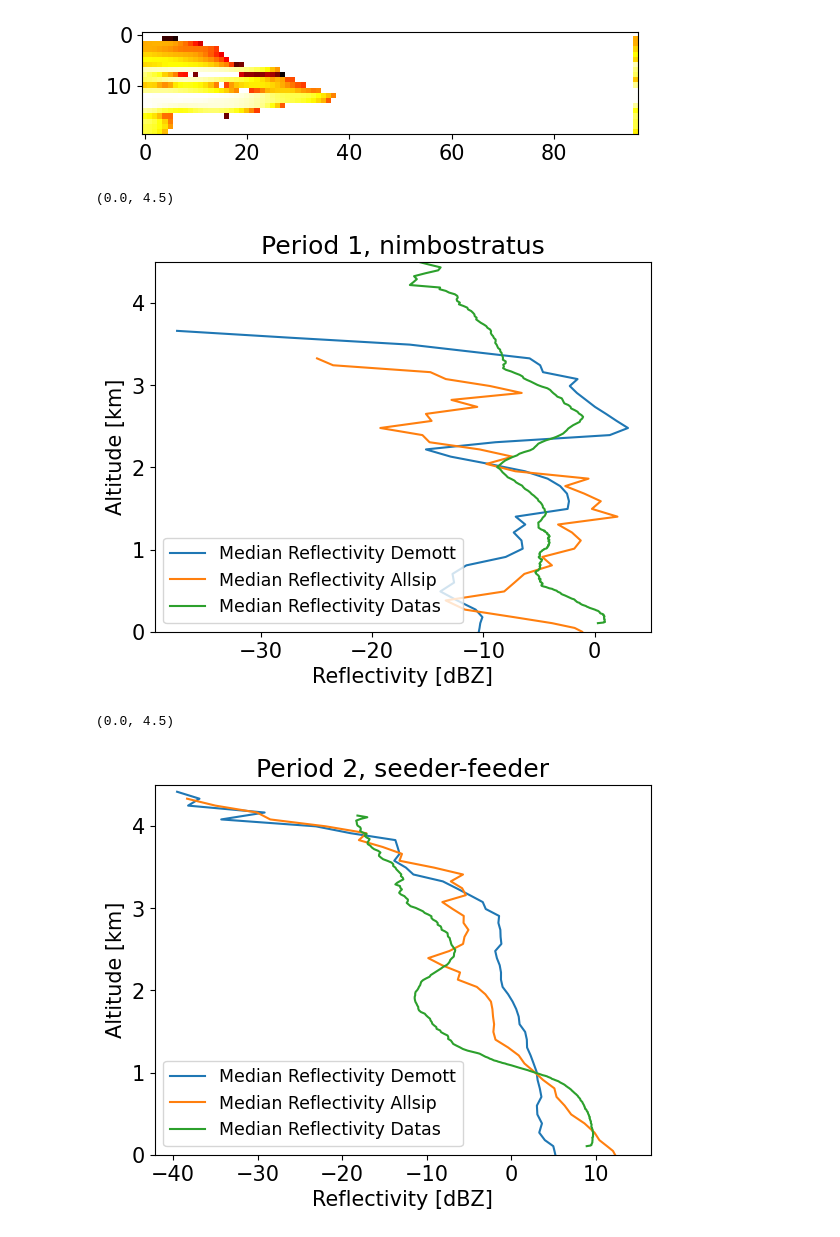
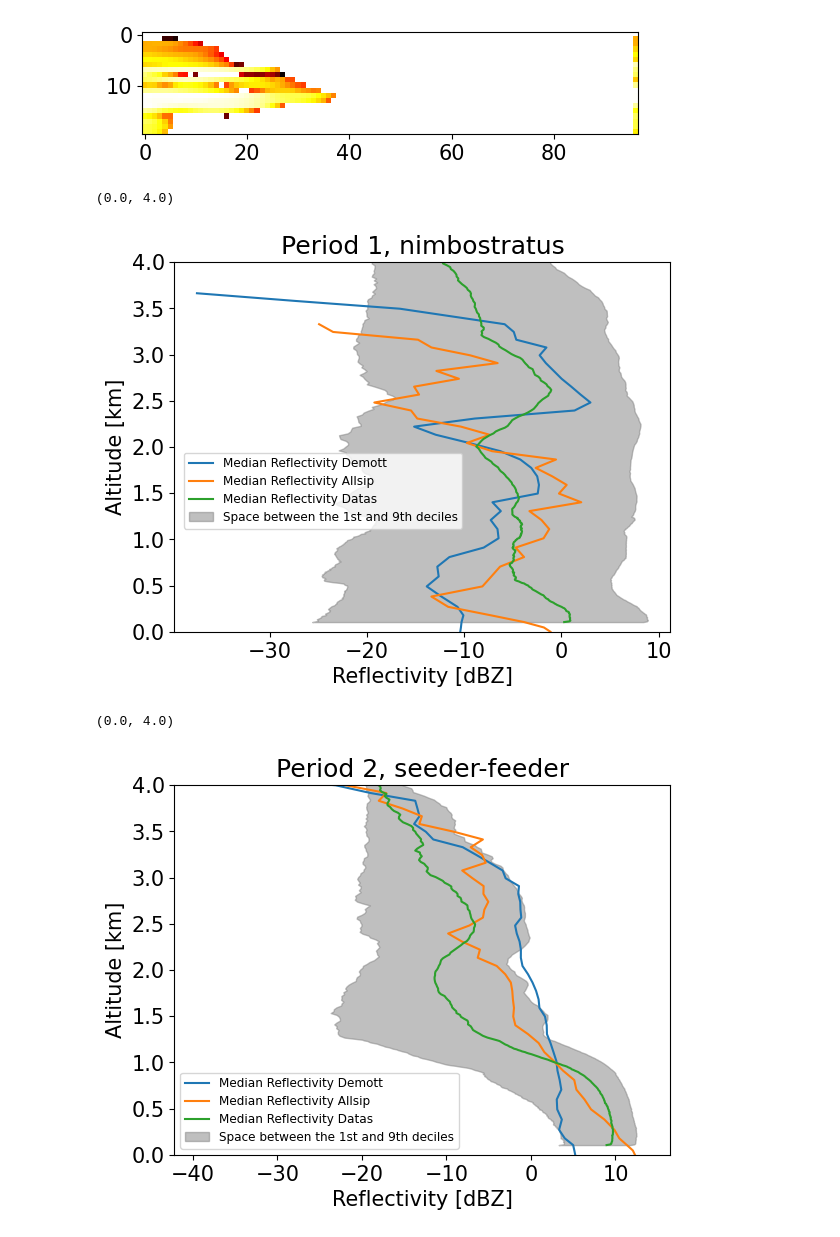
Before and after one commit to eliotperrin/Mixed-phase-cloud-with-CR-SIM, a Jupyter notebook: Comparaison.ipynb, the cells around one changed output. Saved outputs shown, nothing was run; the diff lists cells and outputs as text; code cells hidden in the pictures.

Commit message:
Improvement in the plots + calculation of some stats

```diff
--- a/Comparaison.ipynb
+++ b/Comparaison.ipynb
@@ -409,8 +409,16 @@ data2 = data2.T
 data3 = data3.T
 
 median_refl_datas1 = np.nanmedian(data1, axis=1)
+percentile1_10 = np.nanpercentile(data1, 10, axis=1)
+percentile1_90 = np.nanpercentile(data1, 90, axis=1)
+
 median_refl_datas2 = np.nanmedian(data2, axis=1)
+percentile2_10 = np.nanpercentile(data2, 10, axis=1)
+percentile2_90 = np.nanpercentile(data2, 90, axis=1)
+
 median_refl_datas3 = np.nanmedian(data3, axis=1)
+percentile3_10 = np.nanpercentile(data3, 10, axis=1)
+percentile3_90 = np.nanpercentile(data3, 90, axis=1)
 # %% [output]
 (9683, 460)
 (5422, 460)
@@ -478,33 +487,36 @@ print(data1.shape)
 # %%
 # Plot for the first period
 
 plt.plot(median_refl_demott1, (to_np(ZZ)/1000), label='Median Reflectivity Demott')
 plt.plot(median_refl_allsip1, (to_np(ZZ)/1000), label='Median Reflectivity Allsip')
 plt.plot(median_refl_datas1, Rgates, label='Median Reflectivity Datas')
+plt.fill_betweenx(Rgates, percentile1_10, percentile1_90, color = 'grey', alpha = 0.5, label = 'Space between the 1st and 9th deciles')
 plt.title('Period 1, nimbostratus')
 plt.ylabel('Altitude [km]')
 plt.xlabel('Reflectivity [dBZ]')
 
-plt.legend(fontsize='small')
-plt.ylim(0, 4.5)
+plt.legend(loc='upper center', bbox_to_anchor=(0.3, 0.5), fontsize='xx-small')
+plt.ylim(0, 4)
 # %% [output]
-(0.0, 4.5)
+(0.0, 4.0)
-[figure, old version]
+[figure, new version]
 # %%
 # Plot for the second period
 
 plt.plot(median_refl_demott2, (to_np(ZZ)/1000), label='Median Reflectivity Demott')
 plt.plot(median_refl_allsip2, (to_np(ZZ)/1000), label='Median Reflectivity Allsip')
 plt.plot(median_refl_datas2, Rgates, label='Median Reflectivity Datas')
+plt.fill_betweenx(Rgates, percentile2_10, percentile2_90, color = 'grey', alpha = 0.5, label = 'Space between the 1st and 9th deciles')
+
 plt.title('Period 2, seeder-feeder')
 plt.ylabel('Altitude [km]')
 plt.xlabel('Reflectivity [dBZ]')
 
-plt.legend(fontsize='small')
-plt.ylim(0, 4.5)
+plt.legend(fontsize='xx-small')
+plt.ylim(0, 4)
 # %% [output]
-(0.0, 4.5)
+(0.0, 4.0)
-[figure, old version]
+[figure, new version]
 # %%
 plt.plot(median_refl_demott3, (to_np(ZZ)/1000), label='Median Reflectivity Demott')
 plt.plot(median_refl_allsip3, (to_np(ZZ)/1000), label='Median Reflectivity Allsip')
```
Also changed, not shown: parts of 2 cells of this notebook, 1 other file.
